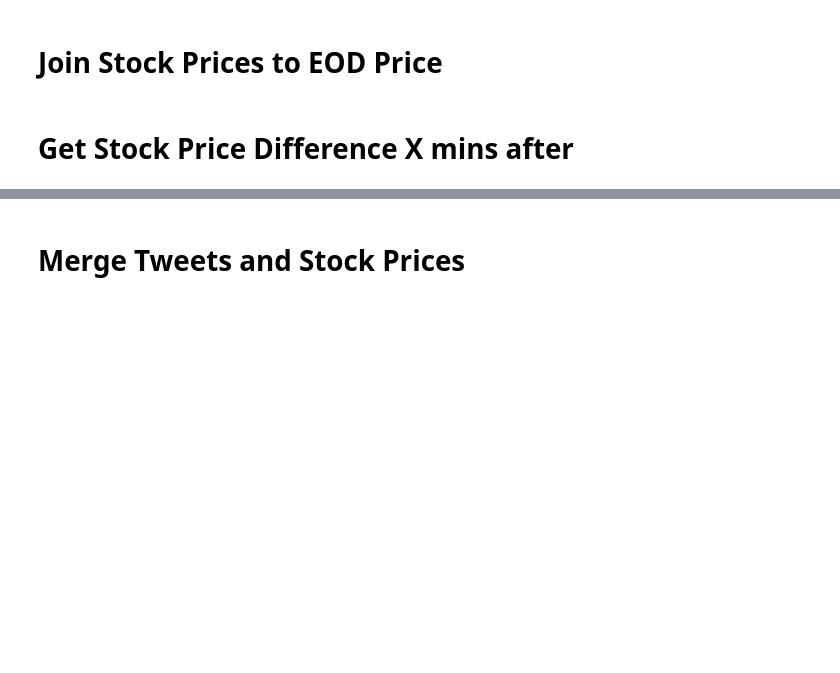
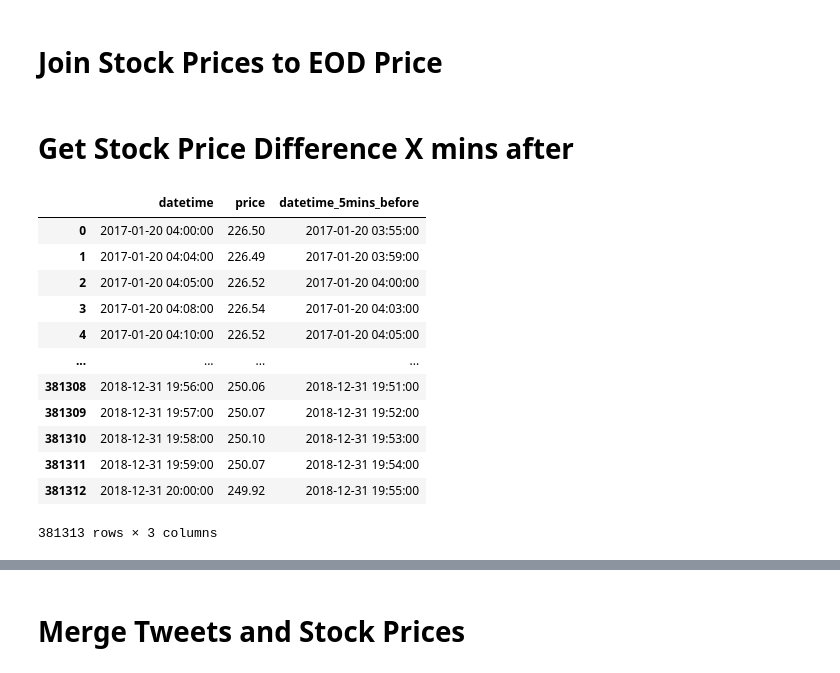
Before and after one commit to ameyrathi/MLProject, a Jupyter notebook: combining_stocks_and_tweets.ipynb, the cells around one changed output, grey strips where cells are left out. Cells and saved outputs as stored; diff of their text form; code cells hidden in the pictures; blank space fills up the shorter version.

```diff
--- a/combining_stocks_and_tweets.ipynb
+++ b/combining_stocks_and_tweets.ipynb
@@ -97,3 +99,19 @@ stock_price
 # stock_price.drop(columns=['date_x', 'date_y', 'eod_date'], inplace=True)
 # %% [markdown]
 # Get Stock Price Difference X mins after
+# %%
+stock_price
+# %% [output]
+|  | datetime | price | datetime_5mins_before |
+| 0 | 2017-01-20 04:00:00 | 226.50 | 2017-01-20 03:55:00 |
+| 1 | 2017-01-20 04:04:00 | 226.49 | 2017-01-20 03:59:00 |
+| 2 | 2017-01-20 04:05:00 | 226.52 | 2017-01-20 04:00:00 |
+| 3 | 2017-01-20 04:08:00 | 226.54 | 2017-01-20 04:03:00 |
+| 4 | 2017-01-20 04:10:00 | 226.52 | 2017-01-20 04:05:00 |
+| ... | ... | ... | ... |
+| 381308 | 2018-12-31 19:56:00 | 250.06 | 2018-12-31 19:51:00 |
+| 381309 | 2018-12-31 19:57:00 | 250.07 | 2018-12-31 19:52:00 |
+| 381310 | 2018-12-31 19:58:00 | 250.10 | 2018-12-31 19:53:00 |
+| 381311 | 2018-12-31 19:59:00 | 250.07 | 2018-12-31 19:54:00 |
+| 381312 | 2018-12-31 20:00:00 | 249.92 | 2018-12-31 19:55:00 |
+381313 rows × 3 columns
```
Also changed, not shown: parts of 21 cells of this notebook, 5 other files.
